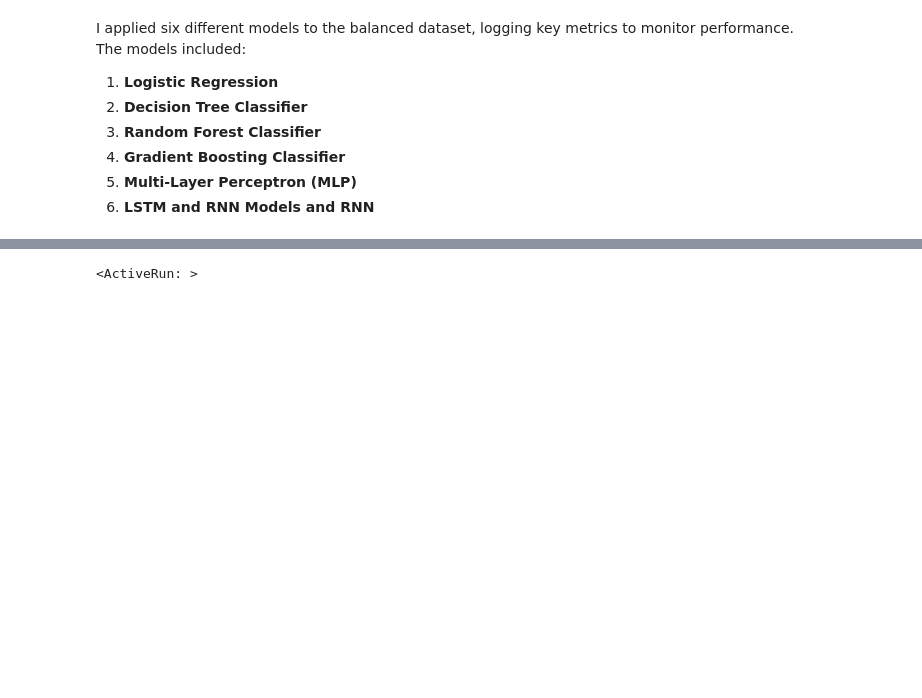
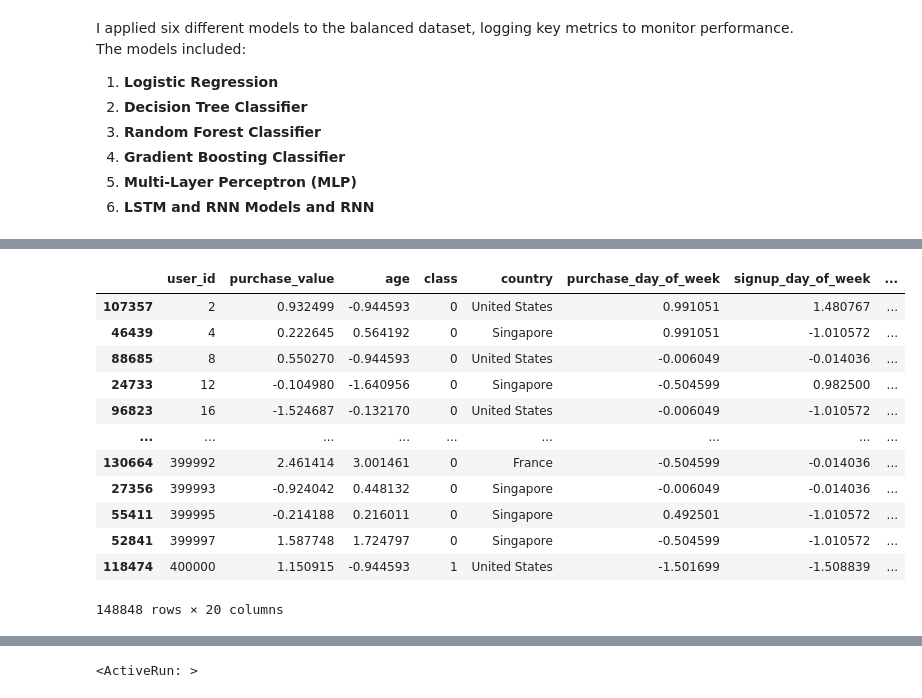
Before and after one commit to Marta233/Fraud_Detection, a Jupyter notebook: notebook/Fraude_model.ipynb, the cells around one changed output, grey strips where cells are left out. Saved outputs shown, nothing was run; the diff lists cells and outputs as text; code cells hidden in the pictures; blank space fills up the shorter version.

```diff
--- a/notebook/Fraude_model.ipynb
+++ b/notebook/Fraude_model.ipynb
@@ -51,6 +73,22 @@ Name: count, dtype: int64
 Data = Data.drop(columns=['lower_bound_ip_address','upper_bound_ip_address','time_diff', 'transaction_count','signup_time','purchase_time' ,'user_transaction_frequency','device_transaction_frequency', 'user_transaction_velocity','device_transaction_velocity','device_id','ip_address', 'device_id_encoded'], axis=1)
 # %%
 model = FraudModel(Data, dataset_name="Fraud", source="Fraud Data Source")
+# %%
+Data
+# %% [output]
+|  | user_id | purchase_value | age | class | country | purchase_day_of_week | signup_day_of_week | ... |
+| 107357 | 2 | 0.932499 | -0.944593 | 0 | United States | 0.991051 | 1.480767 | ... |
+| 46439 | 4 | 0.222645 | 0.564192 | 0 | Singapore | 0.991051 | -1.010572 | ... |
+| 88685 | 8 | 0.550270 | -0.944593 | 0 | United States | -0.006049 | -0.014036 | ... |
+| 24733 | 12 | -0.104980 | -1.640956 | 0 | Singapore | -0.504599 | 0.982500 | ... |
+| 96823 | 16 | -1.524687 | -0.132170 | 0 | United States | -0.006049 | -1.010572 | ... |
+| ... | ... | ... | ... | ... | ... | ... | ... | ... |
+| 130664 | 399992 | 2.461414 | 3.001461 | 0 | France | -0.504599 | -0.014036 | ... |
+| 27356 | 399993 | -0.924042 | 0.448132 | 0 | Singapore | -0.006049 | -0.014036 | ... |
+| 55411 | 399995 | -0.214188 | 0.216011 | 0 | Singapore | 0.492501 | -1.010572 | ... |
+| 52841 | 399997 | 1.587748 | 1.724797 | 0 | Singapore | -0.504599 | -1.010572 | ... |
+| 118474 | 400000 | 1.150915 | -0.944593 | 1 | United States | -1.501699 | -1.508839 | ... |
+148848 rows × 20 columns
 # %%
 model.fraud_preprocess()
 # %% [output]
```
Also changed, not shown: parts of 16 cells of this notebook.
